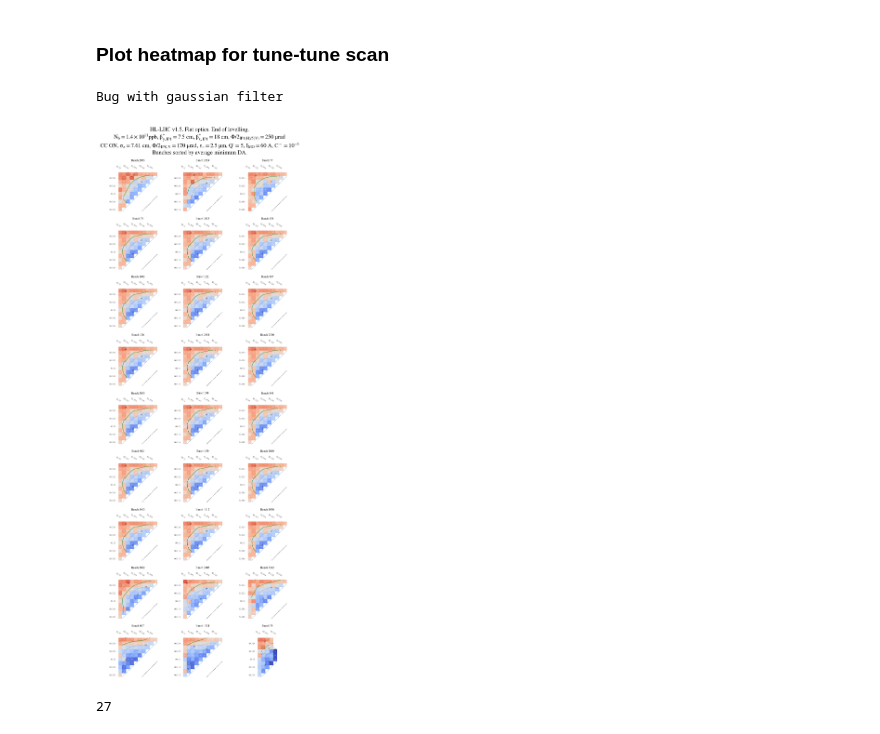
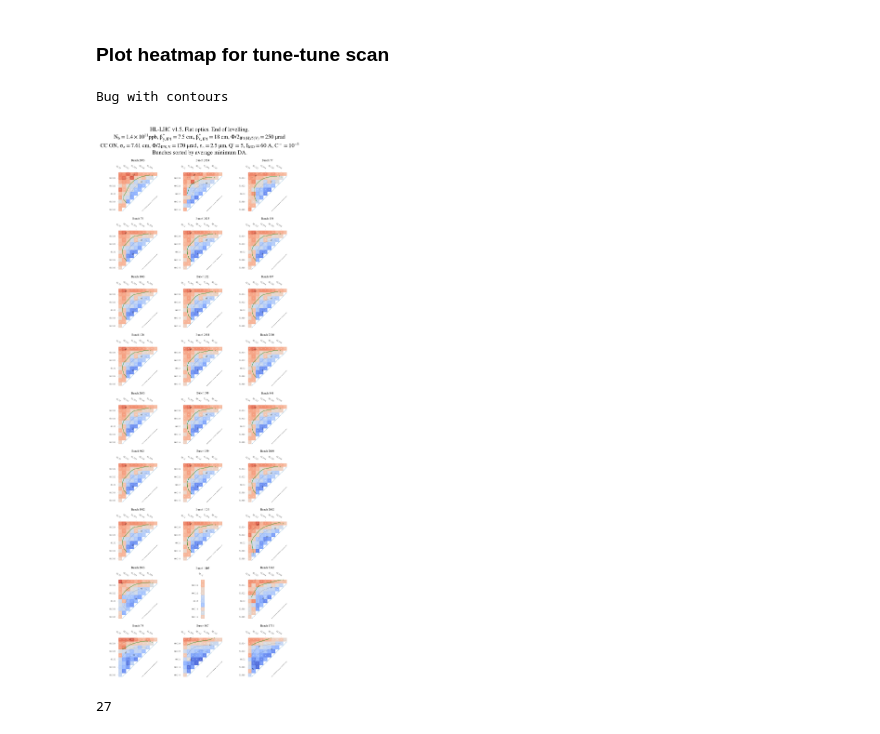
Before and after one commit to ColasDroin/DA_study, a Jupyter notebook: master_study/analysis/analysis_opt_flathv_75_1500_withBB_chroma5_1p4_several_bunches.ipynb, the cells around one changed output. Saved outputs shown, nothing was run; the diff lists cells and outputs as text; code cells hidden in the pictures.

```diff
--- a/master_study/analysis/analysis_opt_flathv_75_1500_withBB_chroma5_1p4_several_bunches.ipynb
+++ b/master_study/analysis/analysis_opt_flathv_75_1500_withBB_chroma5_1p4_several_bunches.ipynb
@@ -208,25 +208,28 @@ def plot_heatmap(l_df_to_plot, l_bunch_id):
             print("Bug with gaussian filter")
             mx = data_array
 
-        # Plot contours
-        CSS = ax.contour(
-            np.arange(0.5, data_array.shape[1]),
-            np.arange(0.5, data_array.shape[0]),
-            mx,
-            colors="black",
-            levels=list(np.arange(3, 6, 0.5)) + list(np.arange(6.5, 10, 0.5)),
-            linewidths=0.1,
-        )
-        ax.clabel(CSS, inline=True, fontsize=3)
-        CS2 = ax.contour(
-            np.arange(0.5, data_array.shape[1]),
-            np.arange(0.5, data_array.shape[0]),
-            mx,
-            colors="green",
-            levels=[6],
-            linewidths=0.5,
-        )
-        ax.clabel(CS2, inline=1, fontsize=3)
+        try:
+            # Plot contours
+            CSS = ax.contour(
+                np.arange(0.5, data_array.shape[1]),
+                np.arange(0.5, data_array.shape[0]),
+                mx,
+                colors="black",
+                levels=list(np.arange(3, 6, 0.5)) + list(np.arange(6.5, 10, 0.5)),
+                linewidths=0.1,
+            )
+            ax.clabel(CSS, inline=True, fontsize=3)
+            CS2 = ax.contour(
+                np.arange(0.5, data_array.shape[1]),
+                np.arange(0.5, data_array.shape[0]),
+                mx,
+                colors="green",
+                levels=[6],
+                linewidths=0.5,
+            )
+            ax.clabel(CS2, inline=1, fontsize=3)
+        except:
+            print("Bug with contours")
 
         # # ! Diagonal lines must be plotted after the contour lines, because of bug in matplotlib
         # Diagonal lines
@@ -263,35 +266,35 @@ def plot_heatmap(l_df_to_plot, l_bunch_id):
         + f"$N_b = $"
         + latex_float(nb_protons)
         + "ppb, "
         + r"$\beta^{*}_{y,IP1} = 7.5$ cm"
         + ", "
         + r"$\beta^{*}_{x,IP1} = 18$ cm"
         + ", "
         + r"$\Phi/2_{IP1(H)/5(V)} = 250$ $\mu rad$"
         + "\n"
         + "CC ON, "
         + r"$\sigma_{z} = 7.61$ $cm$"
         + ", "
         + r"$\Phi/2_{IP8,V} = 170$ $\mu rad$"
         + ", "
         + r"$\epsilon_{n} = 2.5$ $\mu m$"
         + ", "
         + r"Q' = 5"
         + ", "
         + r"$I_{MO} = 60$ $A$"
         + ", "
         + r"$C^-=10^{-3}$" + "\n"
         + "Bunches sorted by average minimum DA.",
         fontsize=10,
     )
     plt.tight_layout()
     plt.savefig("output_opt_flathv_75_1500_withBB_chroma5_1p4_multi_bunches.pdf", bbox_inches="tight")
     plt.show()
 
 plot_heatmap(l_df_to_plot, l_bunch_id = l_bunch_nb)
 # %% [output]
-Bug with gaussian filter
+Bug with contours
-[figure, old version]
+[figure, new version]
 # %%
 len(l_bunch_nb)
 # %% [output]
```
Also changed, not shown: parts of 1 cell of this notebook, 1 other file.
